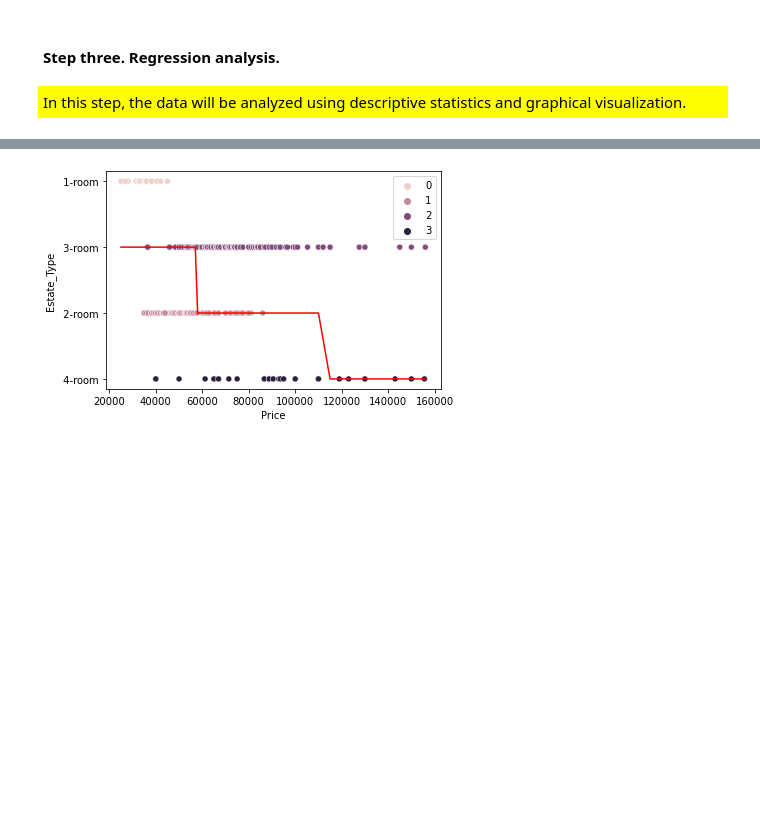
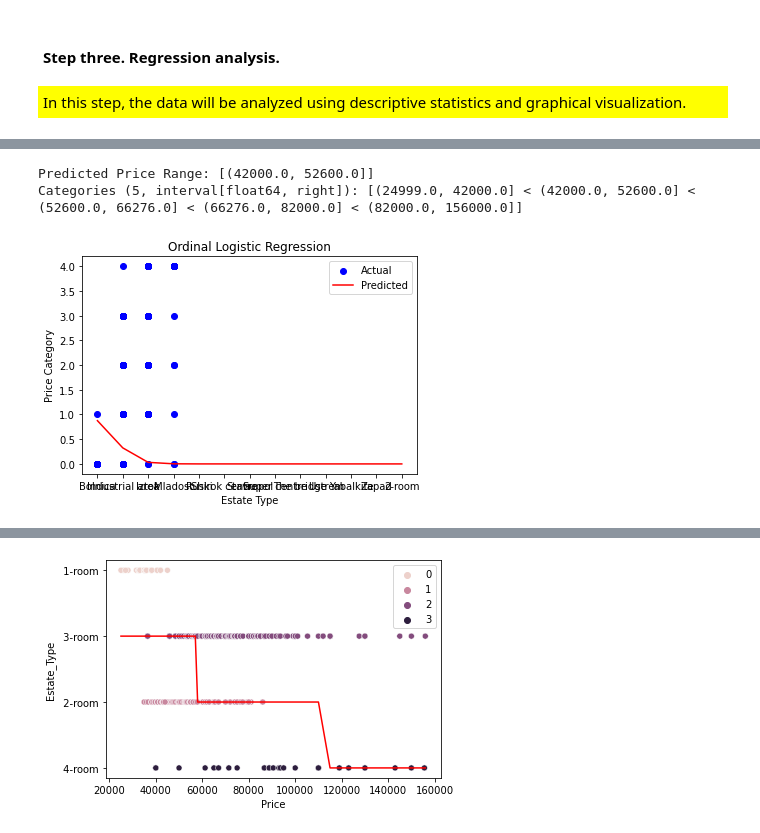
Before and after one commit to StefanRaychev/Web-scraping-and-data-analysis-of-estate-market, a Jupyter notebook: Scraping.ipynb, the cells around one changed output, grey strips where cells are left out. Drawn from its saved outputs; the diff is of its cells as text; code cells hidden in the pictures; blank space fills up the shorter version.

```diff
--- a/Scraping.ipynb
+++ b/Scraping.ipynb
@@ -607,0 +625,60 @@ ValueError: Values in y must be [  0   1   2   3   4   5   6   7   8   9  10  11
+# %%
+import pandas as pd
+import numpy as np
+import matplotlib.pyplot as plt
+from mord import LogisticAT
+from sklearn.preprocessing import LabelEncoder
+
+# Encode the categorical variables
+label_encoder = LabelEncoder()
+df_estate_collection_all['Estate_Type_Encoded'] = label_encoder.fit_transform(df_estate_collection_all['Estate_Type'])
+df_estate_collection_all['Location_Encoded'] = label_encoder.fit_transform(df_estate_collection_all['Location'])
+
+# Add '2-room' to the label encoder's classes
+label_encoder.classes_ = np.append(label_encoder.classes_, '2-room')
+
+# Encode the Price variable into ordinal categories
+df_estate_collection_all['Price_Category'] = pd.qcut(df_estate_collection_all['Price'], q=5, labels=False)
+
+# Define the independent variables (predictors)
+X = df_estate_collection_all[['Estate_Type_Encoded', 'Location_Encoded']]
+
+# Define the dependent variable (response)
+y = df_estate_collection_all['Price_Category']
+
+# Fit the ordinal logistic regression model
+model = LogisticAT(alpha=0)
+model.fit(X, y)
+
+# Predict the price category for a specific scenario (2-room apartment in Iztok district)
+estate_type_encoded = label_encoder.transform(['2-room'])[0]
+location_encoded = label_encoder.transform(['Iztok'])[0]
+scenario = np.array([[estate_type_encoded, location_encoded]])
+predicted_price_category = model.predict(scenario)
+
+# Retrieve the predicted price range based on the predicted category
+price_categories = pd.qcut(df_estate_collection_all['Price'], q=5, precision=0).unique()
+predicted_price_range = price_categories[predicted_price_category]
+
+print('Predicted Price Range:', predicted_price_range)
+
+# Visualize the regression results
+# Create a scatter plot of the actual data
+plt.scatter(df_estate_collection_all['Estate_Type_Encoded'], df_estate_collection_all['Price_Category'], color='blue', label='Actual')
+
+# Create a line plot of the predicted values
+x_vals = np.arange(len(label_encoder.classes_))
+y_vals = model.predict_proba(np.column_stack((x_vals, np.zeros(len(x_vals))))).T[0]
+plt.plot(x_vals, y_vals, color='red', label='Predicted')
+
+# Set the x-axis labels
+plt.xticks(x_vals, label_encoder.classes_)
+plt.xlabel('Estate Type')
+plt.ylabel('Price Category')
+plt.title('Ordinal Logistic Regression')
+plt.legend()
+plt.show()
+# %% [output]
+Predicted Price Range: [(42000.0, 52600.0]]
+Categories (5, interval[float64, right]): [(24999.0, 42000.0] < (42000.0, 52600.0] < (52600.0, 66276.0] < (66276.0, 82000.0] < (82000.0, 156000.0]]
+[figure, added]
```
Also changed, not shown: parts of 6 cells of this notebook.
